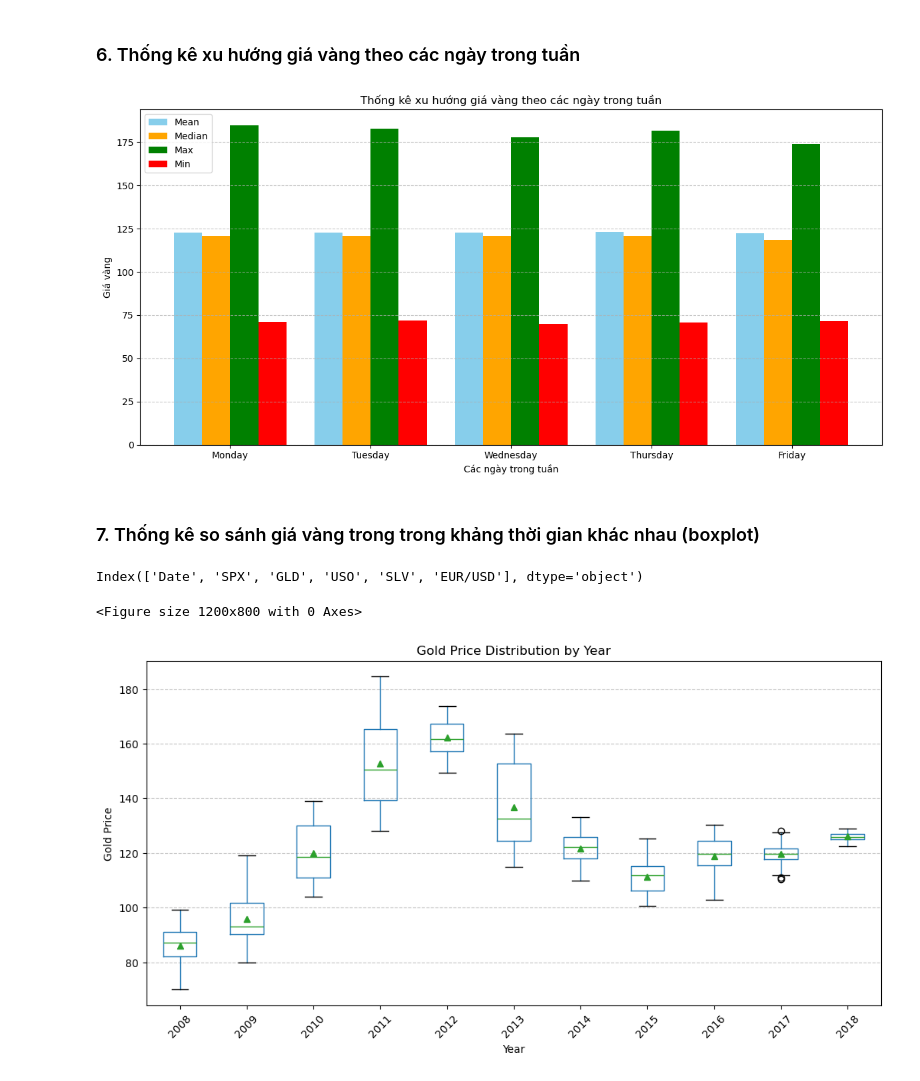
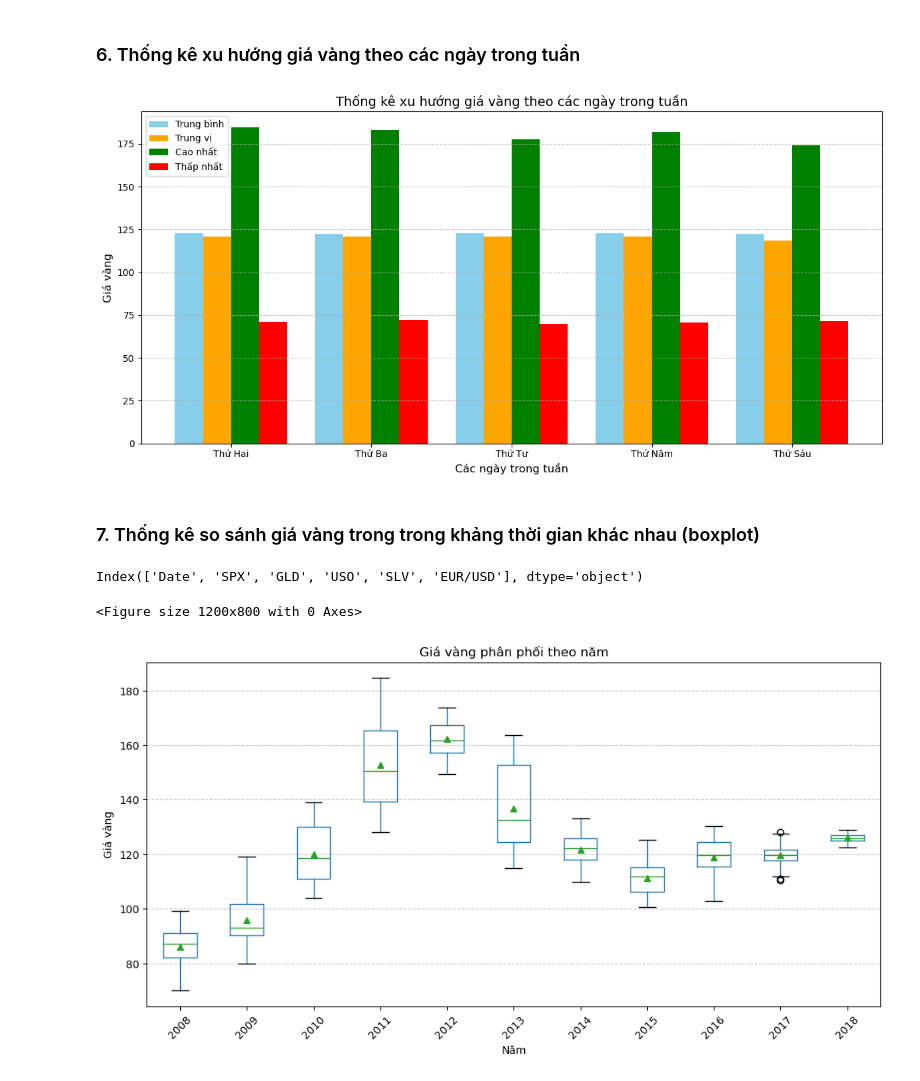
Before and after one commit to thanhpt1110/data-mining, a Jupyter notebook: Code (fixed)/Data-Stats.ipynb, the cells around one changed output. Drawn from its saved outputs; the diff is of its cells as text; code cells hidden in the pictures.

```diff
--- a/Code (fixed)/Data-Stats.ipynb
+++ b/Code (fixed)/Data-Stats.ipynb
@@ -119,42 +119,45 @@ plt.show()
 import pandas as pd
 import numpy as np
 import matplotlib.pyplot as plt
 
 # Đọc lại dữ liệu
 data = pd.read_csv('../Data/gld_price_data.csv')  # Thay bằng đường dẫn file của bạn
 
 # Chuyển cột 'Date' sang datetime và tạo cột 'Day_of_Week'
 data['Date'] = pd.to_datetime(data['Date'])
 data['Day_of_Week'] = data['Date'].dt.day_name()
 
 # Tính các thống kê theo ngày trong tuần
 stats_by_day = data.groupby('Day_of_Week')['GLD'].agg(['mean', 'median', 'max', 'min'])
 
 # Đảm bảo thứ tự các ngày trong tuần
 day_order = ['Monday', 'Tuesday', 'Wednesday', 'Thursday', 'Friday']
 stats_by_day = stats_by_day.reindex(day_order)
 
+# Việt hóa nhãn các ngày trong tuần
+day_labels_vn = ['Thứ Hai', 'Thứ Ba', 'Thứ Tư', 'Thứ Năm', 'Thứ Sáu']
+
 # Vẽ biểu đồ nhóm cột
 x = np.arange(len(day_order))  # Vị trí của các ngày trong tuần
 width = 0.2  # Độ rộng của mỗi nhóm cột
 
 plt.figure(figsize=(12, 6))
-plt.bar(x - width * 1.5, stats_by_day['mean'], width, label='Mean', color='skyblue')
-plt.bar(x - width * 0.5, stats_by_day['median'], width, label='Median', color='orange')
-plt.bar(x + width * 0.5, stats_by_day['max'], width, label='Max', color='green')
-plt.bar(x + width * 1.5, stats_by_day['min'], width, label='Min', color='red')
+plt.bar(x - width * 1.5, stats_by_day['mean'], width, label='Trung bình', color='skyblue')
+plt.bar(x - width * 0.5, stats_by_day['median'], width, label='Trung vị', color='orange')
+plt.bar(x + width * 0.5, stats_by_day['max'], width, label='Cao nhất', color='green')
+plt.bar(x + width * 1.5, stats_by_day['min'], width, label='Thấp nhất', color='red')
 
 # Gắn nhãn và thêm thông tin
-plt.title('Thống kê xu hướng giá vàng theo các ngày trong tuần')
-plt.xlabel('Các ngày trong tuần')
-plt.ylabel('Giá vàng')
-plt.xticks(x, day_order)
+plt.title('Thống kê xu hướng giá vàng theo các ngày trong tuần', fontsize=14)
+plt.xlabel('Các ngày trong tuần', fontsize=12)
+plt.ylabel('Giá vàng', fontsize=12)
+plt.xticks(x, day_labels_vn)  # Sử dụng nhãn tiếng Việt
 plt.legend()
 plt.grid(axis='y', linestyle='--', alpha=0.7)
 plt.tight_layout()
 plt.show()
 # %% [output]
-[figure, old version]
+[figure, new version]
 # %% [markdown]
 ### 7. Thống kê so sánh giá vàng trong trong khảng thời gian khác nhau (boxplot)
 # %%
@@ -173,15 +176,15 @@ gld_price_data['Year'] = pd.to_datetime(gld_price_data['Date']).dt.year
 # Vẽ boxplot so sánh giá vàng theo năm
 plt.figure(figsize=(12, 8))
 gld_price_data.boxplot(column='GLD', by='Year', grid=False, figsize=(12, 6), showmeans=True)
-plt.title('Gold Price Distribution by Year')
+plt.title('Giá vàng phân phối theo năm')
 plt.suptitle('')  # Xóa tiêu đề mặc định của pandas boxplot
-plt.xlabel('Year')
-plt.ylabel('Gold Price')
+plt.xlabel('Năm')
+plt.ylabel('Giá vàng')
 plt.xticks(rotation=45)
 plt.grid(axis='y', linestyle='--', alpha=0.7)
 plt.show()
 # %% [output]
 Index(['Date', 'SPX', 'GLD', 'USO', 'SLV', 'EUR/USD'], dtype='object')
 <Figure size 1200x800 with 0 Axes>
-[figure, old version]
+[figure, new version]
 # %%
```
Also changed, not shown: parts of 4 cells of this notebook, 1 other file.
